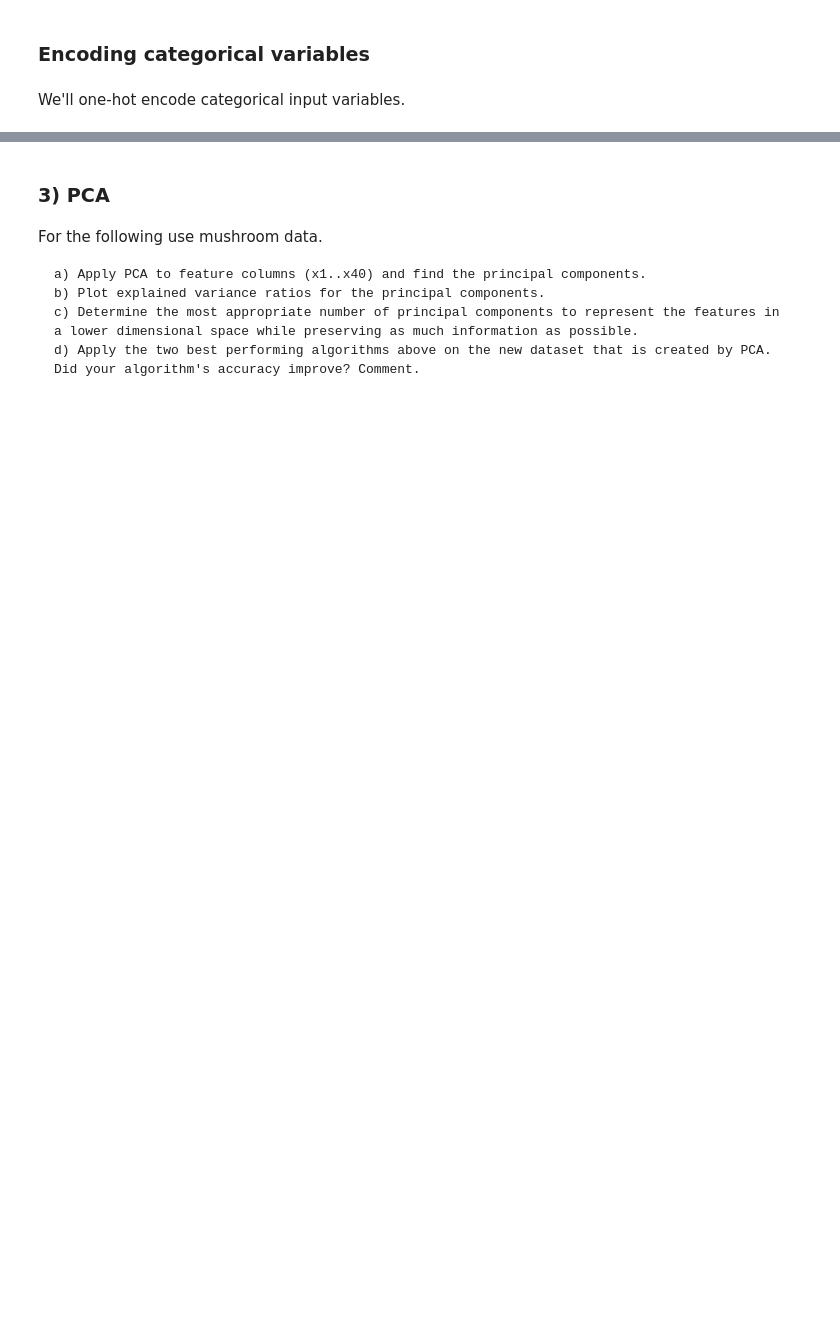
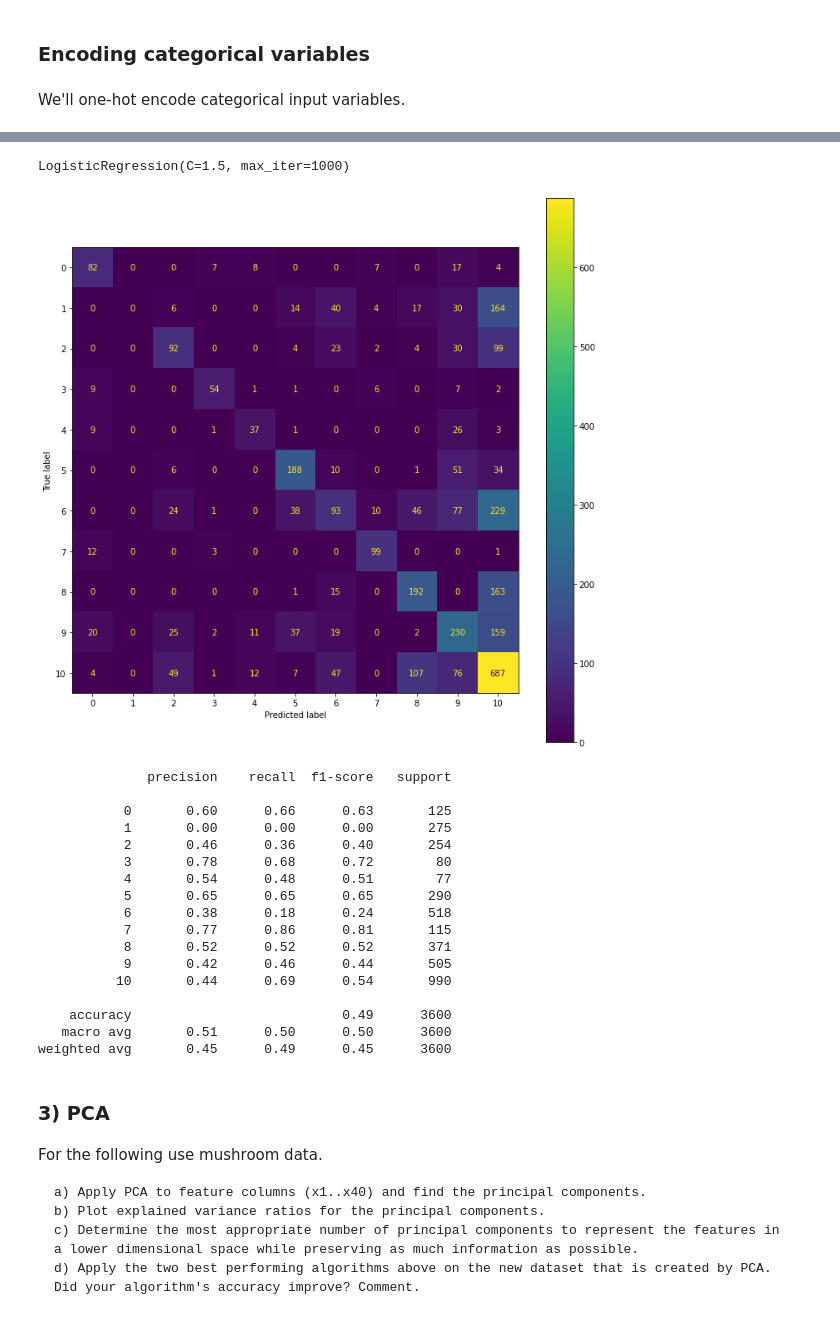
Before and after one commit to bdsaglam/di501, a Jupyter notebook: assignments/assignment04/e155841_HW_4.ipynb, the cells around one changed output, grey strips where cells are left out. Cells and saved outputs as stored; diff of their text form; code cells hidden in the pictures; blank space fills up the shorter version.

```diff
--- a/assignments/assignment04/e155841_HW_4.ipynb
+++ b/assignments/assignment04/e155841_HW_4.ipynb
@@ -354,3 +367,36 @@ sdf.assign(params=lambda x: x['params'].apply(str)).groupby(['estimator', 'param
+# %%
+m = LogisticRegression(C=1.5, max_iter=1000)
+m.fit(x_train_enc.values, y_train.values.ravel())
+# %% [output]
+LogisticRegression(C=1.5, max_iter=1000)
+# %%
+from sklearn.metrics import confusion_matrix, ConfusionMatrixDisplay, classification_report
+y_pred = m.predict(x_test_enc.values)
+cm = confusion_matrix(y_test.values.ravel(), y_pred, labels=m.classes_)
+disp = ConfusionMatrixDisplay(confusion_matrix=cm, display_labels=m.classes_)
+fig, ax = plt.subplots(figsize=(12,12))
+disp.plot(ax=ax)
+plt.show()
+print(classification_report(y_test, y_pred))
+# %% [output]
+[figure, added]
+              precision    recall  f1-score   support
+
+           0       0.60      0.66      0.63       125
+           1       0.00      0.00      0.00       275
+           2       0.46      0.36      0.40       254
+           3       0.78      0.68      0.72        80
+           4       0.54      0.48      0.51        77
+           5       0.65      0.65      0.65       290
+           6       0.38      0.18      0.24       518
+           7       0.77      0.86      0.81       115
+           8       0.52      0.52      0.52       371
+           9       0.42      0.46      0.44       505
+          10       0.44      0.69      0.54       990
+
+    accuracy                           0.49      3600
+   macro avg       0.51      0.50      0.50      3600
+weighted avg       0.45      0.49      0.45      3600
 # %% [markdown]
 <h3 style="margin-bottom:0">3) PCA</h3>
 # %% [markdown]
```
Also changed, not shown: parts of 48 cells of this notebook, 2 other files.
